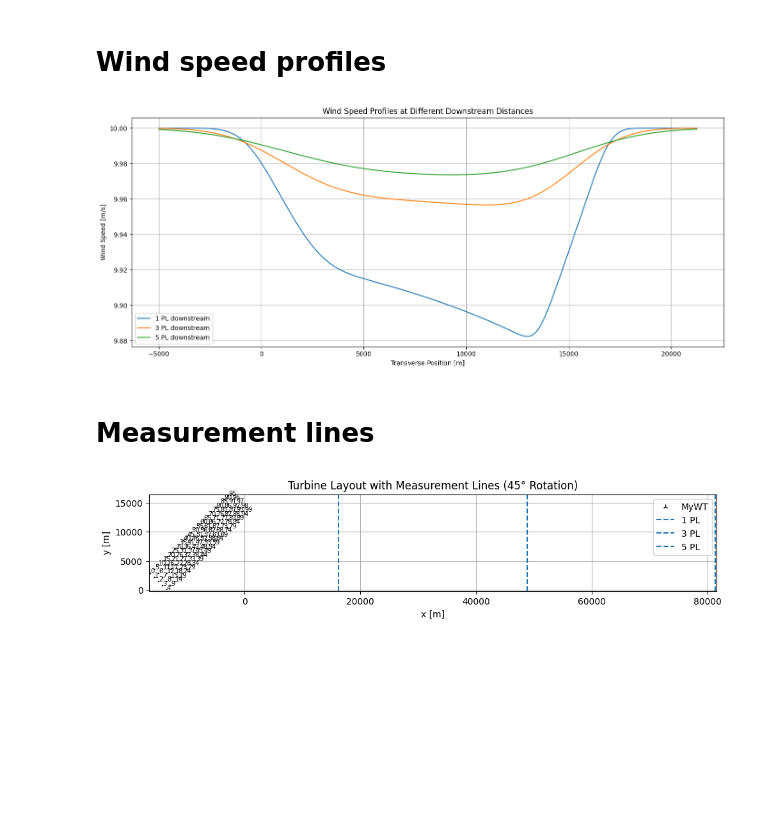
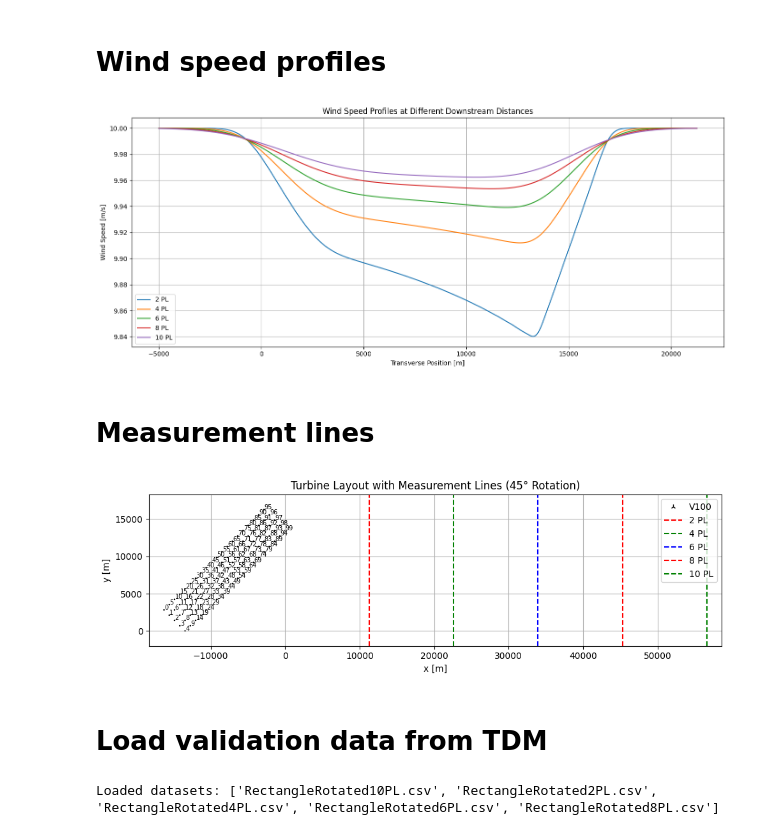
Before and after one commit to marcinsadowy/WTABL, a Jupyter notebook: ArbitraryLayouts/pywake_simple_comparison.ipynb, the cells around one changed output. Saved outputs shown, nothing was run; the diff lists cells and outputs as text; code cells hidden in the pictures; blank space fills up the shorter version.

```diff
--- a/ArbitraryLayouts/pywake_simple_comparison.ipynb
+++ b/ArbitraryLayouts/pywake_simple_comparison.ipynb
@@ -89,8 +89,8 @@ Text(0.5, 1.0, 'Wake map for 270 deg and 10 m/s')
 # %% [markdown]
 # Wind speed profiles
 # %%
-pl_downstream = [1, 3, 5]  # Downstream distances [Park lengths]
-m_downstream = [pl * (max(x) - min(x)) for pl in pl_downstream]  # [m]
+pl_downstream = [2, 4, 6, 8, 10]  # Downstream distances [Park lengths]
+m_downstream = [pl * 5660 for pl in pl_downstream] # * (max(x) - min(x)) for pl in pl_downstream]  # [m]
 
 w_meas = 5000  # Half-width of measurement area [m]
 
@@ -117,43 +117,69 @@ for i, m in enumerate(m_downstream):
         )).WS_eff.values
     )
 
-    ax.plot(y_meas[:, i], ws_meas[:, i], label=f'{pl_downstream[i]} PL downstream')
+    ax.plot(y_meas[:, i], ws_meas[:, i], label=f'{pl_downstream[i]} PL')
 
 ax.legend()
 plt.tight_layout()
 plt.show()
 # %% [output]
-[figure, old version]
+[figure, new version]
 # %% [markdown]
 # Measurement lines
 # %%
-padding = 200  # Padding for display
+padding = 2000  # Padding for display
 
 fig, ax = plt.subplots(figsize=(10, 6))
 turbine.plot(x, y, ax=ax)
 
 # Set plot limits with padding
 ax.set_xlim(min(x) - padding, max(x) + max(m_downstream) + padding)
 ax.set_ylim(min(y) - padding, max(y) + padding)
 
 # Draw vertical lines at each x_meas (same for all points in a column)
+colors = ['r', 'g', 'b']  # Define a list of colors for the lines
 for i, m in enumerate(m_downstream):
     x_line = max(x) + m
-    ax.axvline(x=x_line, color='tab:blue', linestyle='--', label=f'{pl_downstream[i]} PL')  # Add label for legend
+    ax.axvline(x=x_line, linestyle='--', color=colors[i % len(colors)], label=f'{pl_downstream[i]} PL')  # Add label for legend
 
 # Beautify
 ax.set_title(f"Turbine Layout with Measurement Lines ({theta_deg}° Rotation)")
 ax.set_xlabel("x [m]")
 ax.set_ylabel("y [m]")
 ax.set_aspect('equal')
 ax.grid(True)
 
 # Only show one legend entry per PL
 handles, labels = ax.get_legend_handles_labels()
 unique = dict(zip(labels, handles))  # Remove duplicate labels
 ax.legend(unique.values(), unique.keys())
 
 plt.tight_layout()
 plt.show()
 # %% [output]
-[figure, old version]
+[figure, new version]
+# %% [markdown]
+# Load validation data from TDM
+# %%
+import os
+import pandas as pd
+
+# Path to the ValidationData folder
+validation_data_path = "ValidationData"
+
+# List all files in the folder
+validation_files = [f for f in os.listdir(validation_data_path) if os.path.isfile(os.path.join(validation_data_path, f))]
+
+# Load datasets into a dictionary of DataFrames
+validation_datasets = {}
+for file in validation_files:
+    file_path = os.path.join(validation_data_path, file)
+    if file.endswith('.csv'):
+        validation_datasets[file] = pd.read_csv(file_path)
+    elif file.endswith('.xlsx'):
+        validation_datasets[file] = pd.read_excel(file_path)
+
+# Print the names of the loaded datasets
+print("Loaded datasets:", list(validation_datasets.keys()))
+# %% [output]
+Loaded datasets: ['RectangleRotated10PL.csv', 'RectangleRotated2PL.csv', 'RectangleRotated4PL.csv', 'RectangleRotated6PL.csv', 'RectangleRotated8PL.csv']
```
Also changed, not shown: parts of 3 cells of this notebook, 5 other files.
